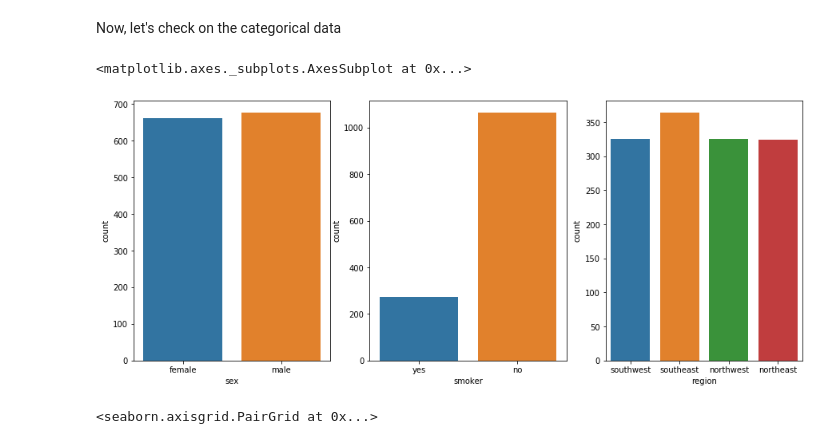
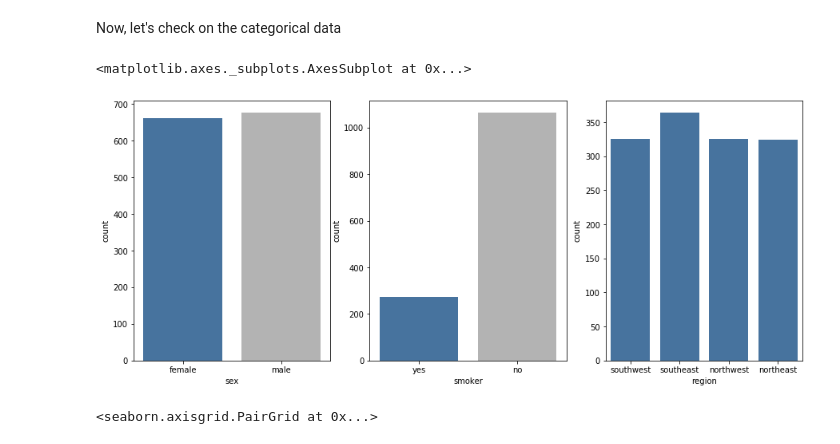
Before and after one commit to wambuimungai/insurance_predictive_analytics, a Jupyter notebook: insurance_predictive_analytics/insurance_pred_analytics.ipynb, the cells around one changed output. Saved outputs shown, nothing was run; the diff lists cells and outputs as text; code cells hidden in the pictures.

```diff
--- a/insurance_predictive_analytics/insurance_pred_analytics.ipynb
+++ b/insurance_predictive_analytics/insurance_pred_analytics.ipynb
@@ -18,11 +32,8 @@ from sklearn.tree import DecisionTreeRegressor
 from sklearn.ensemble import RandomForestRegressor
 # %%
 #Load dataset
-
-file_path = '/Users/joycemungai/ds_projects/insurance_predictive_analytics/datasets/'
-
-data = pd.read_csv(file_path + 'insurance.csv')
-data.head(10)
+data = pd.read_csv('./datasets/insurance.csv')
+data.head(5)
 # %% [output]
 |  | age | sex | bmi | children | smoker | region | charges |
 | 0 | 19 | female | 27.900 | 0 | yes | southwest | 16884.92400 |
@@ -67,14 +73,14 @@ plt.show()
 # %% [markdown]
 Now, let's check on the categorical data
 # %%
-f, axes = plt.subplots(1, 3, figsize=(15, 6), sharex=False,squeeze=False)
+f, axes = plt.subplots(1, 3, figsize=(15, 6), sharex=False)
 
-sns.countplot(x='sex', ax=axes[0, 0], data=data)
-sns.countplot(x='smoker', ax=axes[0, 1], data=data)
-sns.countplot(x='region', ax=axes[0, 2], data=data)
+sns.countplot(x='sex', ax=axes[0], data=data, palette=['#3973ac','#b3b3b3'])
+sns.countplot(x='smoker', ax=axes[1], data=data, palette=['#3973ac','#b3b3b3'])
+sns.countplot(x='region', ax=axes[2], data=data, palette=['#3973ac'])
 # %% [output]
 <matplotlib.axes._subplots.AxesSubplot at 0x...>
-[figure, old version]
+[figure, new version]
 # %%
 sns.pairplot(data)
 # %% [output]
```
Also changed, not shown: parts of 6 cells of this notebook.
